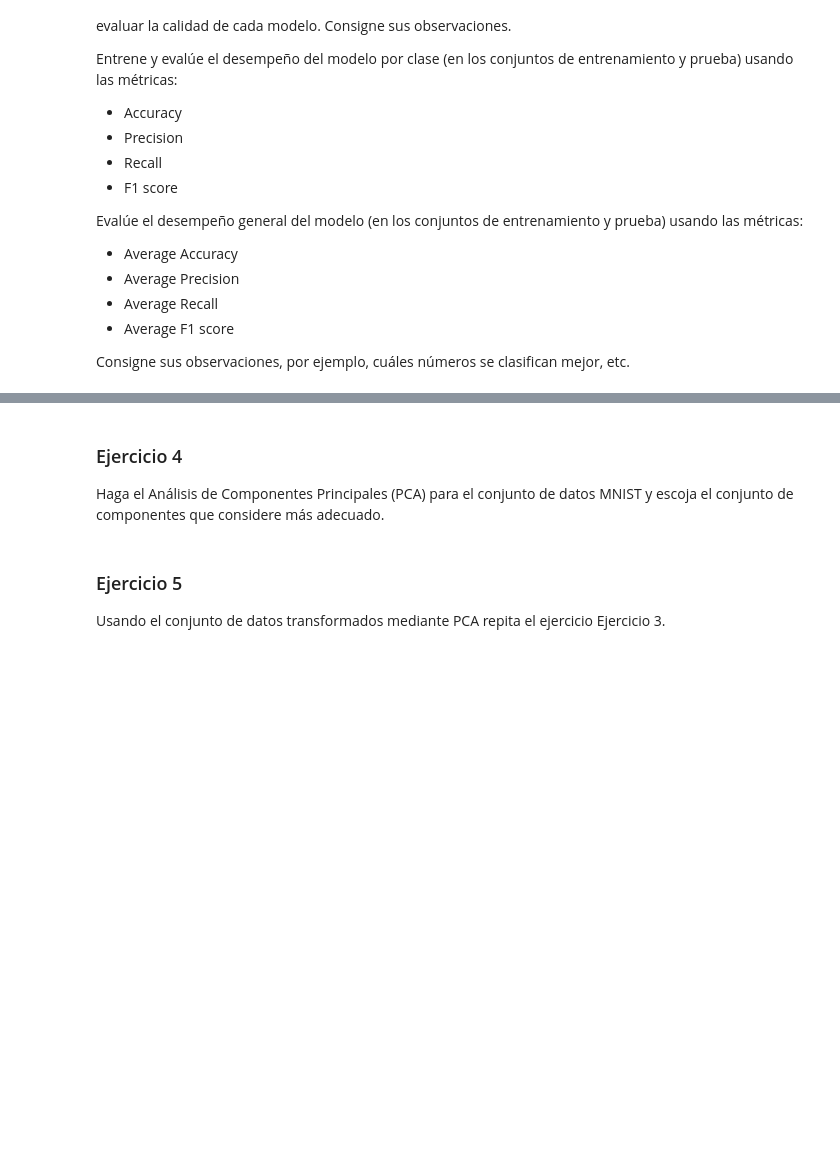
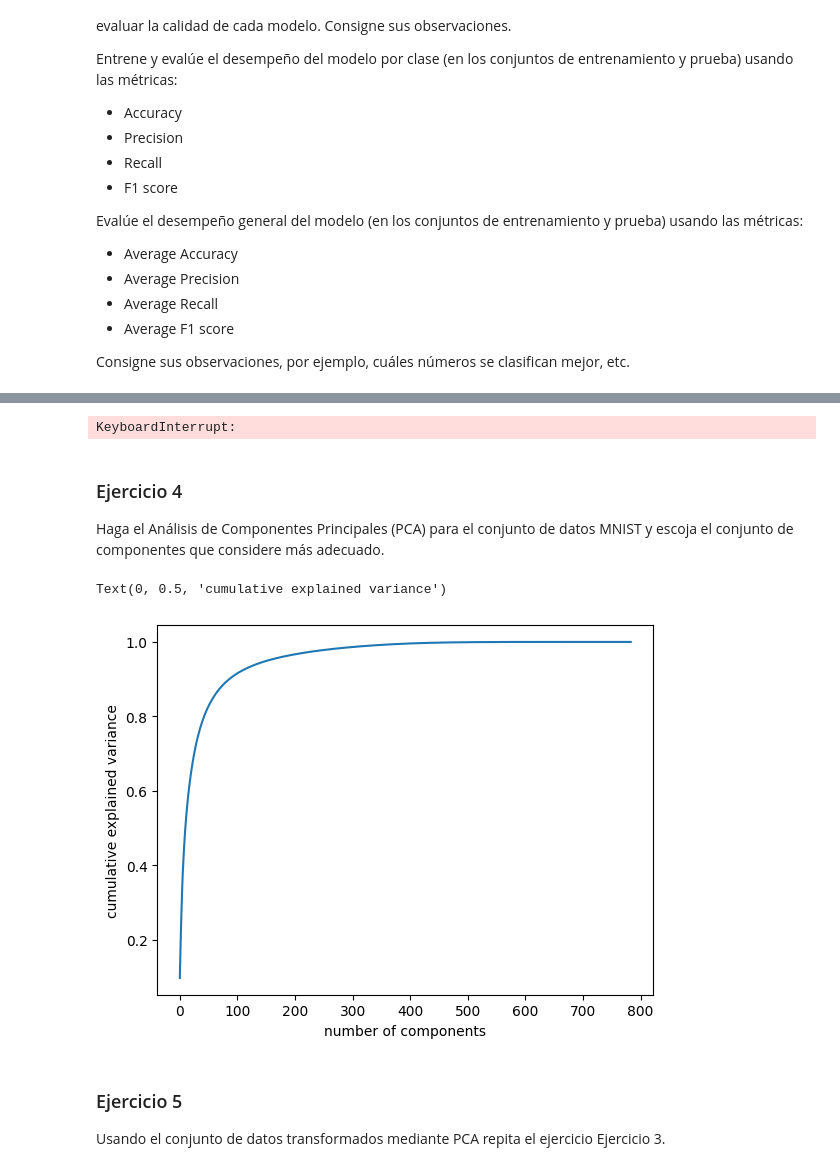
Before and after one commit to Alexander940/AI_Lab4, a Jupyter notebook: code/Lab-IA1_Lab-4_p2.ipynb, the cells around one changed output, grey strips where cells are left out. Cells and saved outputs as stored; diff of their text form; code cells hidden in the pictures; blank space fills up the shorter version.

```diff
--- a/code/Lab-IA1_Lab-4_p2.ipynb
+++ b/code/Lab-IA1_Lab-4_p2.ipynb
@@ -98,3 +103,18 @@ Normalice los valores de todas las imágenes entre 0 y 1. Esto se puede lograr d
 ### Ejercicio 2
 
 Particione los datos en los conjuntos de entrenamiento y prueba.
+# %%
+from sklearn.model_selection import train_test_split
+
+# División en características (X) y etiquetas (y)
+X = df.iloc[:, 1:]  # Características (píxeles)
+y = df['label']     # Etiquetas
+
+# División en conjuntos de entrenamiento y prueba (por ejemplo, 80% entrenamiento, 20% prueba)
+X_train, X_test, y_train, y_test = train_test_split(X, y, test_size=0.2, random_state=42)
+
+# Verificar las formas de los conjuntos creados
+print("Forma de X_train:", X_train.shape)
+print("Forma de X_test:", X_test.shape)
+print("Forma de y_train:", y_train.shape)
+print("Forma de y_test:", y_test.shape)
@@ -126,0 +252,27 @@ Consigne sus observaciones, por ejemplo, cuáles números se clasifican mejor, e
+# %%
+from sklearn.ensemble import RandomForestClassifier
+
+# Define the model as a Decision Tree classifier and fit the model to the data.
+random_forest = RandomForestClassifier()
+
+steps = [("random_forest", RandomForestClassifier(random_state=42))]
+pipeline = Pipeline(steps)
+
+# Define the hyperparameter configuration space for the Decision Tree classifier.
+parameters = {
+    'random_forest__n_estimators': [100, 200, 300],
+    'random_forest__max_depth': [None, 5, 10, 15],
+    'random_forest__min_samples_split': [2, 5, 10],
+    'random_forest__min_samples_leaf': [1, 2, 4]
+}  # Example hyperparameters to tune
+
+# Create the GridSearchCV object. We will use 5-fold cross-validation.
+best_model_rf = GridSearchCV(pipeline, param_grid=parameters, cv=5)
+
+# Fit the model to the training set.
+best_model_rf.fit(X_train, y_train)
+
+# Predict the labels of the test set: y_pred
+y_pred_rf = best_model_rf.predict(X_test)
+# %% [output]
+KeyboardInterrupt:
@@ -128,3 +285,11 @@ Consigne sus observaciones, por ejemplo, cuáles números se clasifican mejor, e
 ### Ejercicio 4
 
 Haga el Análisis de Componentes Principales (PCA) para el conjunto de datos MNIST y escoja el conjunto de componentes que considere más adecuado.
+# %%
+pca = PCA().fit(X_train)
+plt.plot(np.cumsum(pca.explained_variance_ratio_))
+plt.xlabel('number of components')
+plt.ylabel('cumulative explained variance')
+# %% [output]
+Text(0, 0.5, 'cumulative explained variance')
+[figure, added]
```
Also changed, not shown: parts of 18 cells of this notebook, 1 other file.
